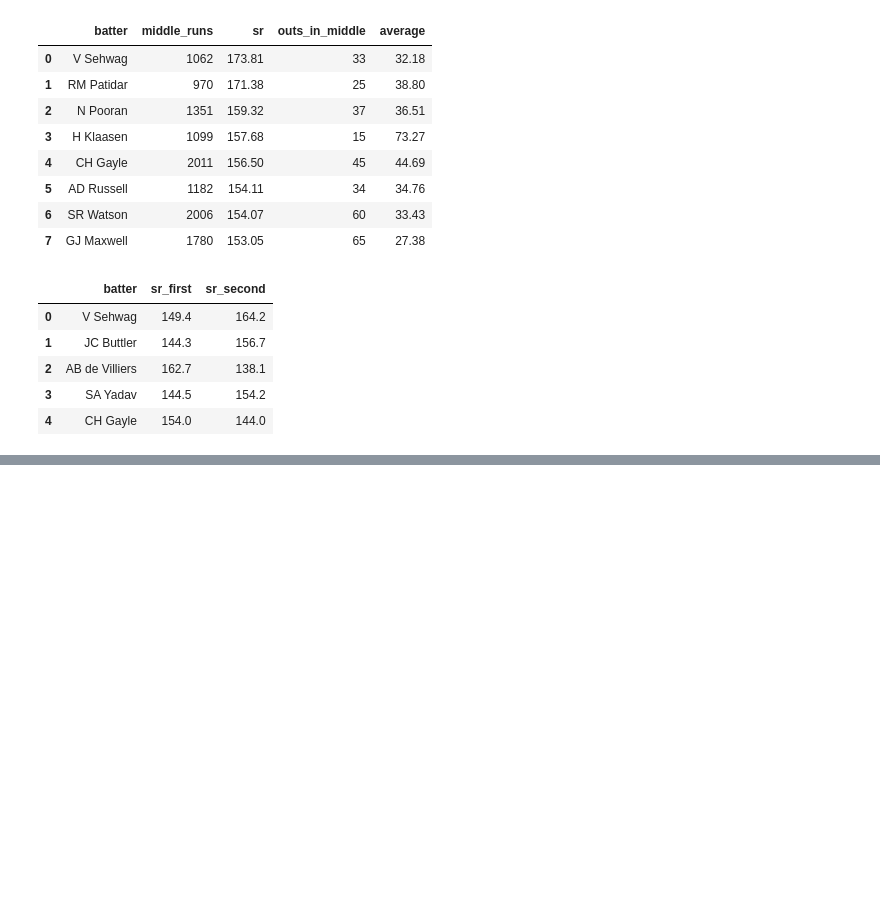
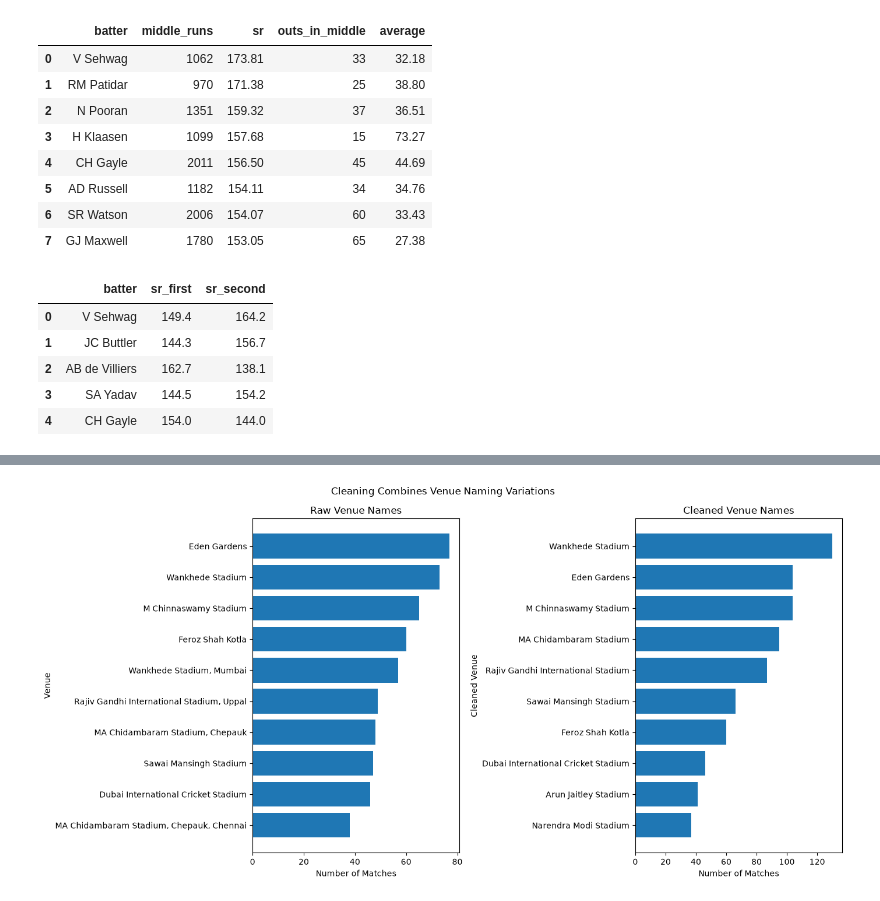
Before and after one commit to muhammedfayasekbcadbi-jpg/ipl_cricket_analytics, a Jupyter notebook: notebooks/03_analysis .ipynb, the cells around one changed output, grey strips where cells are left out. Cells and saved outputs as stored; diff of their text form; code cells hidden in the pictures; blank space fills up the shorter version.

```diff
--- a/notebooks/03_analysis .ipynb
+++ b/notebooks/03_analysis .ipynb
@@ -3270,0 +3191,67 @@ GROUP BY batsman_type;
+# %%
+# ============================================
+# I1 - Before vs After Cleaning Chart
+# ============================================
+
+raw = i1_raw_df.sort_values("matches")
+clean = i1_clean_df.sort_values("matches")
+
+fig, axes = plt.subplots(
+    1,
+    2,
+    figsize=(14, 7)
+)
+
+# Raw venues
+axes[0].barh(
+    raw["venue"],
+    raw["matches"]
+)
+
+axes[0].set_title(
+    "Raw Venue Names"
+)
+
+axes[0].set_xlabel(
+    "Number of Matches"
+)
+
+axes[0].set_ylabel(
+    "Venue"
+)
+
+# Cleaned venues
+axes[1].barh(
+    clean["venue_clean"],
+    clean["matches"]
+)
+
+axes[1].set_title(
+    "Cleaned Venue Names"
+)
+
+axes[1].set_xlabel(
+    "Number of Matches"
+)
+
+axes[1].set_ylabel(
+    "Cleaned Venue"
+)
+
+fig.suptitle(
+    "Cleaning Combines Venue Naming Variations"
+)
+
+fig.tight_layout()
+
+fig.savefig(
+    FIG_DIR / "venue_before_after.png",
+    dpi=200,
+    bbox_inches="tight"
+)
+
+plt.show()
+
+plt.close(fig)
+# %% [output]
+[figure, added]
```
Also changed, not shown: parts of 304 cells of this notebook, 7 other files.
